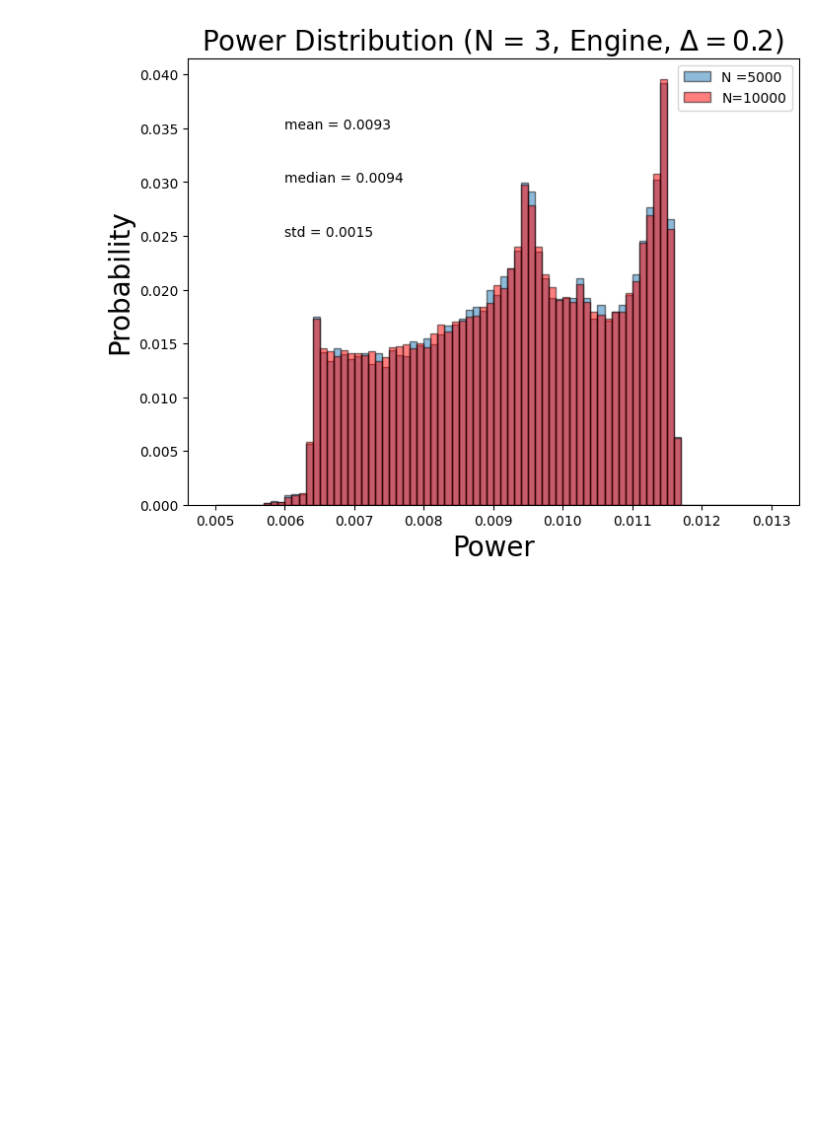
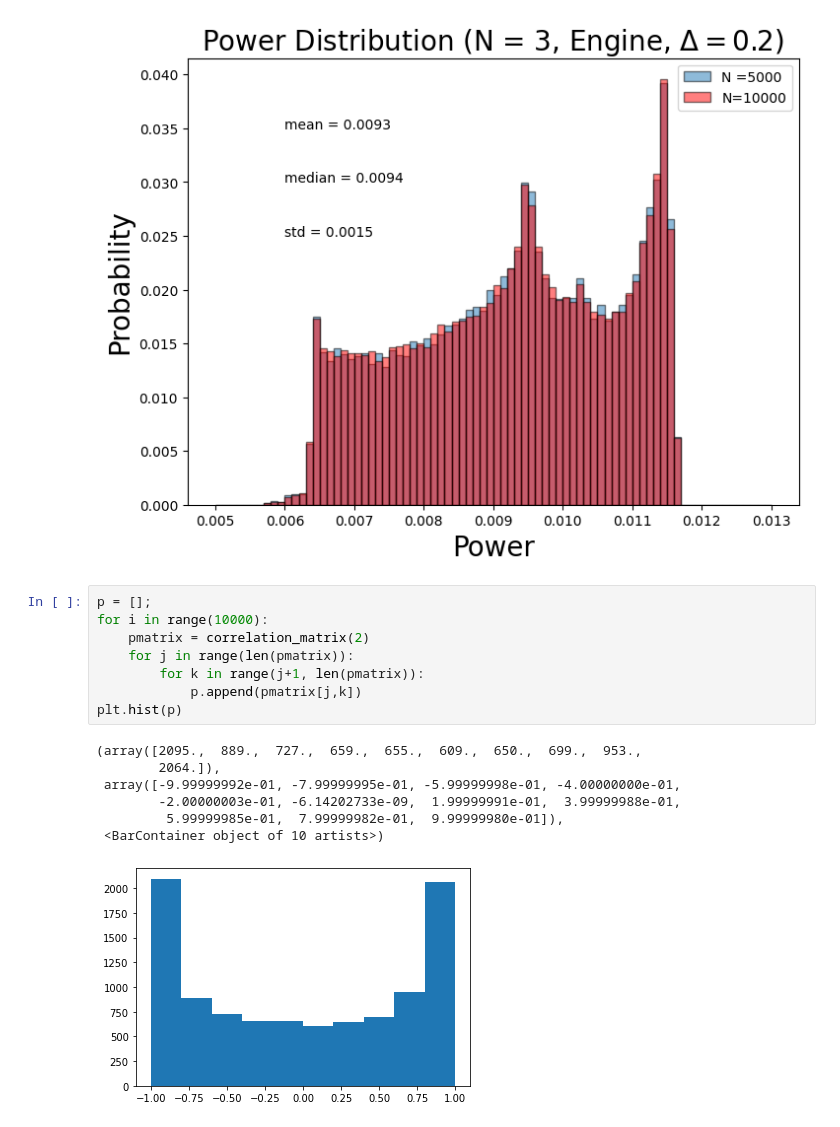
Before and after one commit to taufiqmurtadho/QuasiDegenerateLaser, a Jupyter notebook: steady_state.ipynb, the cells around one changed output. Saved outputs shown, nothing was run; the diff lists cells and outputs as text; blank space fills up the shorter version.

```diff
--- a/steady_state.ipynb
+++ b/steady_state.ipynb
@@ -204,3 +204,19 @@ plt.title("Power Distribution (N = 3, Engine, $\Delta =0.2$)", size =20)
 plt.savefig('powerDistEngine_N=3.png', dpi=100)
 # %% [output]
 [figure]
+# %%
+p = [];
+for i in range(10000):
+    pmatrix = correlation_matrix(2)
+    for j in range(len(pmatrix)):
+        for k in range(j+1, len(pmatrix)):
+            p.append(pmatrix[j,k])
+plt.hist(p)
+# %% [output]
+(array([2095.,  889.,  727.,  659.,  655.,  609.,  650.,  699.,  953.,
+        2064.]),
+ array([-9.99999992e-01, -7.99999995e-01, -5.99999998e-01, -4.00000000e-01,
+        -2.00000003e-01, -6.14202733e-09,  1.99999991e-01,  3.99999988e-01,
+         5.99999985e-01,  7.99999982e-01,  9.99999980e-01]),
+ <BarContainer object of 10 artists>)
+[figure, added]
```
